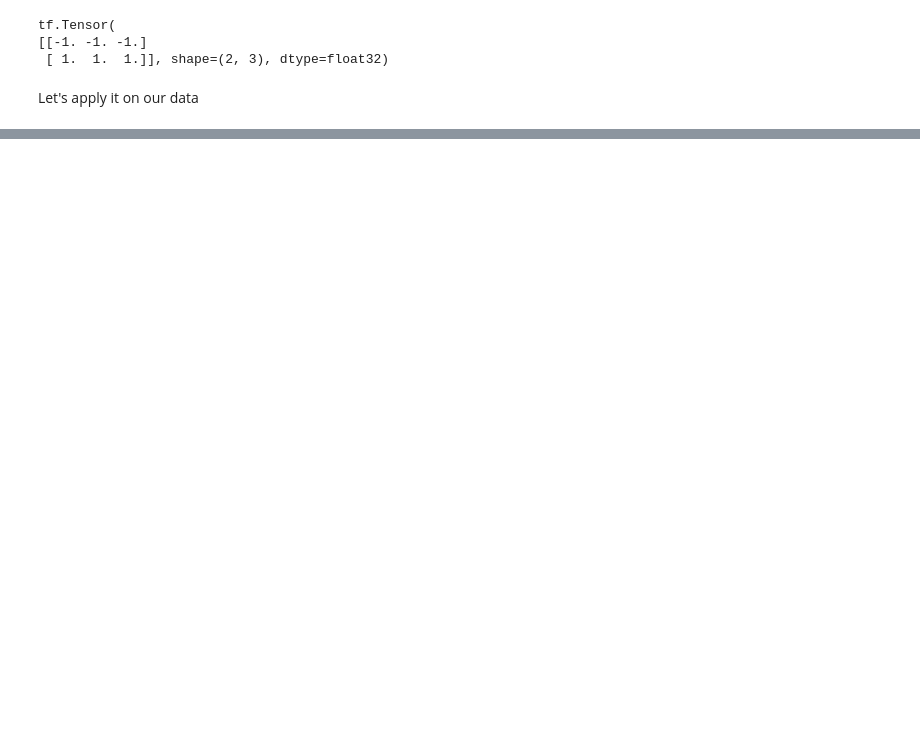
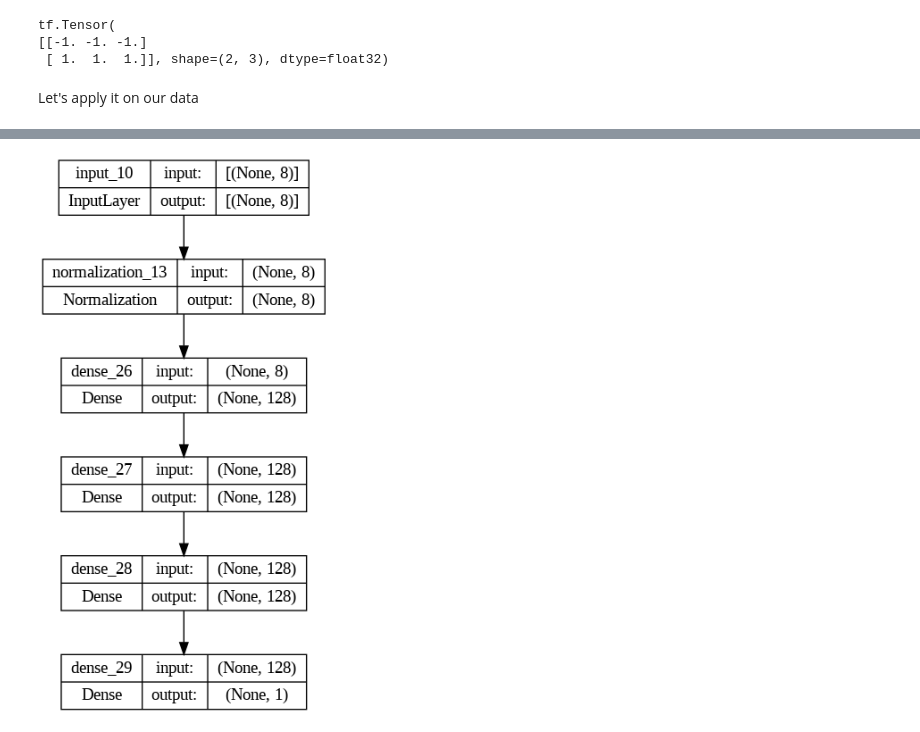
Before and after one commit to Venchislav/Neural-Networks, a Jupyter notebook: Second_hand_car_price.ipynb, the cells around one changed output, grey strips where cells are left out. Saved outputs shown, nothing was run; the diff lists cells and outputs as text; code cells hidden in the pictures; blank space fills up the shorter version.

```diff
--- a/Second_hand_car_price.ipynb
+++ b/Second_hand_car_price.ipynb
@@ -162,0 +210,11 @@ tf.Tensor(
+# %%
+model = tf.keras.Sequential([
+    InputLayer(input_shape=(8,)),
+    normalizer,
+    Dense(128, activation = "relu"),
+    Dense(128, activation = "relu"),
+    Dense(128, activation = "relu"),
+    Dense(1)
+])
+
+model.summary()
@@ -162,0 +242,4 @@ tf.Tensor(
+# %%
+tf.keras.utils.plot_model(model, show_shapes=True)
+# %% [output]
+[figure, added]
```
Also changed, not shown: parts of 42 cells of this notebook.
